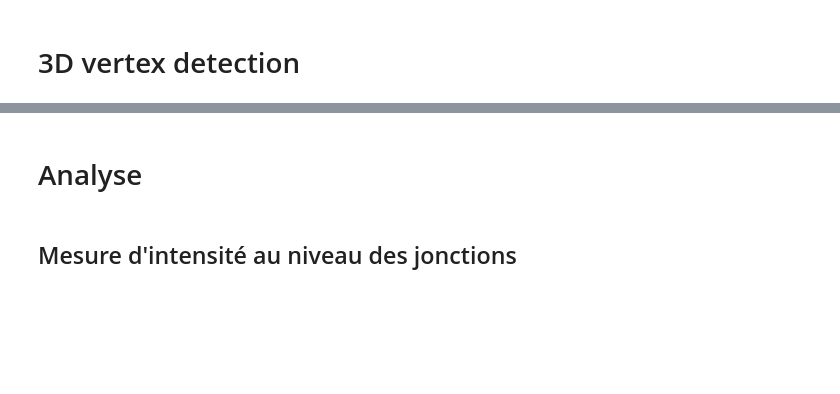
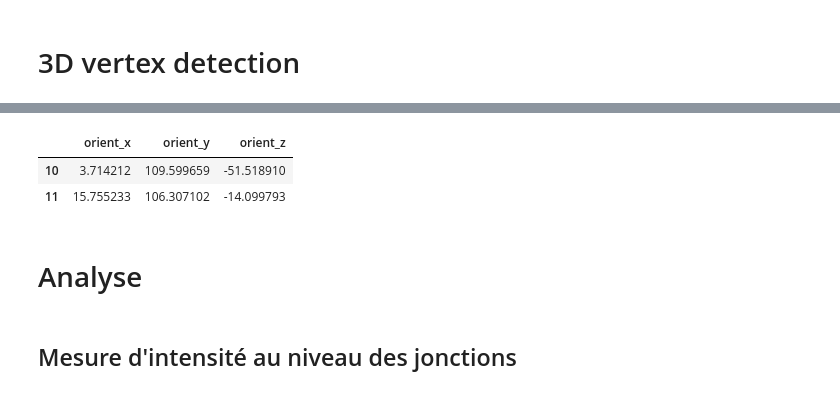
Before and after one commit to suzannelab/Dissect, a Jupyter notebook: notebook/2.5D-Segmentation+Analyse-Copy1.ipynb, the cells around one changed output, grey strips where cells are left out. Cells and saved outputs as stored; diff of their text form; code cells hidden in the pictures; blank space fills up the shorter version.

Commit message:
Update morphological analysis

```diff
--- a/notebook/2.5D-Segmentation+Analyse-Copy1.ipynb
+++ b/notebook/2.5D-Segmentation+Analyse-Copy1.ipynb
@@ -40,4 +48,5 @@ import scipy as sci
 %load_ext snakeviz
 # %%
 directory="/media/admin-suz/Datas/Comparative-analysis_Manu-Tatiana/Squelettes_Disperse"
-filename="T4-T5_20210429_sqhRFPt3B-EcadGFP_leg_FastAiSc-Opt1160x1160_pixelsize0v09_Speed7_GB1.fits_c2.85e+03.up.NDskl.BRK.NDskl.a.NDskl"
+
+filename="T2-T3_20210429_sqhRFPt3B-EcadGFP_leg_FastAiSc-Opt1160x1160_pixelsize0v09_Speed7_GB2.fits_c1.35e+03.up.NDskl.a.NDskl"
@@ -71,0 +85,20 @@ img_binary_3d = morphology.skeletonize(skeleton_image)
+# %%
+# Pixel/Voxel size
+X_SIZE = 0.0916155
+Y_SIZE = 0.0916155
+Z_SIZE = 0.2201818
+
+# Save face, edge, vert dataframe from initial segmentation
+SAVE_INIT_SEGMENTATION = False
+# Save face, edge, vert image from initial segmentation
+SAVE_INIT_SEGMENTATION_IMAGE = False
+
+DIRECT_VISUALISATION_VERTEX_EDGES = True
+DIRECT_VISUALISATION_FACE = True
+
+# Analyse morphologique
+MORPHOLOGICAL_ANALYSIS = True
+AREA = True
+PERIMETER = True
+NB_NEIGHBOR = True
+ANISO = True
@@ -96,0 +115,9 @@ img0 = io.imread(os.path.join("/media/admin-suz/Datas/Comparative-analysis_Manu-
+# %%
+face_df, edge_df, vert_df, points_df = generate_segmentation(skel, clean=False, **{"X_SIZE":X_SIZE,
+                                                                                   "Y_SIZE":Y_SIZE,
+                                                                                   "Z_SIZE":Z_SIZE})
+
+if SAVE_INIT_SEGMENTATION :
+    vert_df.to_csv(os.path.join(directory, 'vert_df.csv'))
+    edge_df.to_csv(os.path.join(directory, 'edge_df.csv'))
+    face_df.to_csv(os.path.join(directory, 'face_df.csv'))
@@ -238,4 +275,0 @@ NameError: name 'efsefsefsf' is not defined
-# %%
-vert_df = vert_df_save.copy(deep=True)
-edge_df = edge_df_save.copy(deep=True)
-face_df = face_df_save.copy(deep=True)
@@ -241,0 +336,6 @@ face_df = face_df_save.copy(deep=True)
+# %%
+face_df.loc[10:11][['orient_x','orient_y','orient_z']]*180/np.pi
+# %% [output]
+|  | orient_x | orient_y | orient_z |
+| 10 | 3.714212 | 109.599659 | -51.518910 |
+| 11 | 15.755233 | 106.307102 | -14.099793 |
```
Also changed, not shown: parts of 29 cells of this notebook, 3 other files.
